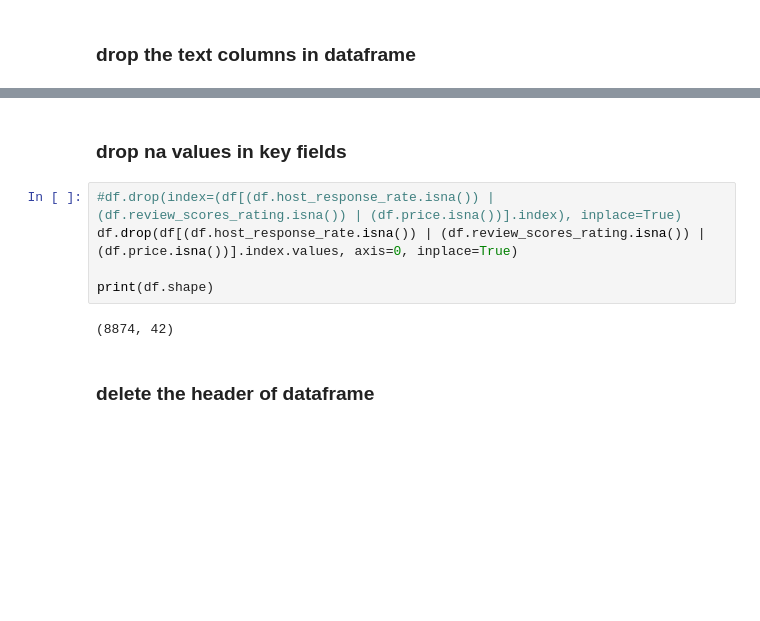
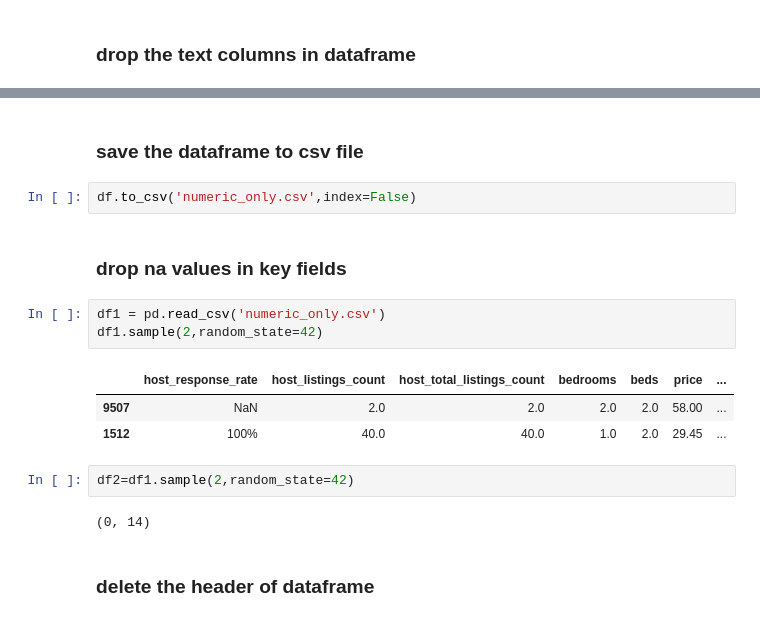
Before and after one commit to Jiawei997/qm, a Jupyter notebook: qm.ipynb, the cells around one changed output, grey strips where cells are left out. Saved outputs shown, nothing was run; the diff lists cells and outputs as text; blank space fills up the shorter version.

```diff
--- a/qm.ipynb
+++ b/qm.ipynb
@@ -98,12 +126,20 @@ df.sample(3, random_state=42)
+# %% [markdown]
+### save the dataframe to csv file
+# %%
+df.to_csv('numeric_only.csv',index=False)
 # %% [markdown]
 ### drop na values in key fields
-# %%
-#df.drop(index=(df[(df.host_response_rate.isna()) | (df.review_scores_rating.isna()) | (df.price.isna())].index), inplace=True)
-df.drop(df[(df.host_response_rate.isna()) | (df.review_scores_rating.isna()) | (df.price.isna())].index.values, axis=0, inplace=True)
-
-print(df.shape)
-# %% [output]
-(8874, 42)
+# %%
+df1 = pd.read_csv('numeric_only.csv')
+df1.sample(2,random_state=42)
+# %% [output]
+|  | host_response_rate | host_listings_count | host_total_listings_count | bedrooms | beds | price | ... |
+| 9507 | NaN | 2.0 | 2.0 | 2.0 | 2.0 | 58.00 | ... |
+| 1512 | 100% | 40.0 | 40.0 | 1.0 | 2.0 | 29.45 | ... |
+# %%
+df2=df1.sample(2,random_state=42)
+# %% [output]
+(0, 14)
 # %% [markdown]
 ### delete the header of dataframe
 # %%
```
Also changed, not shown: parts of 8 cells of this notebook.
